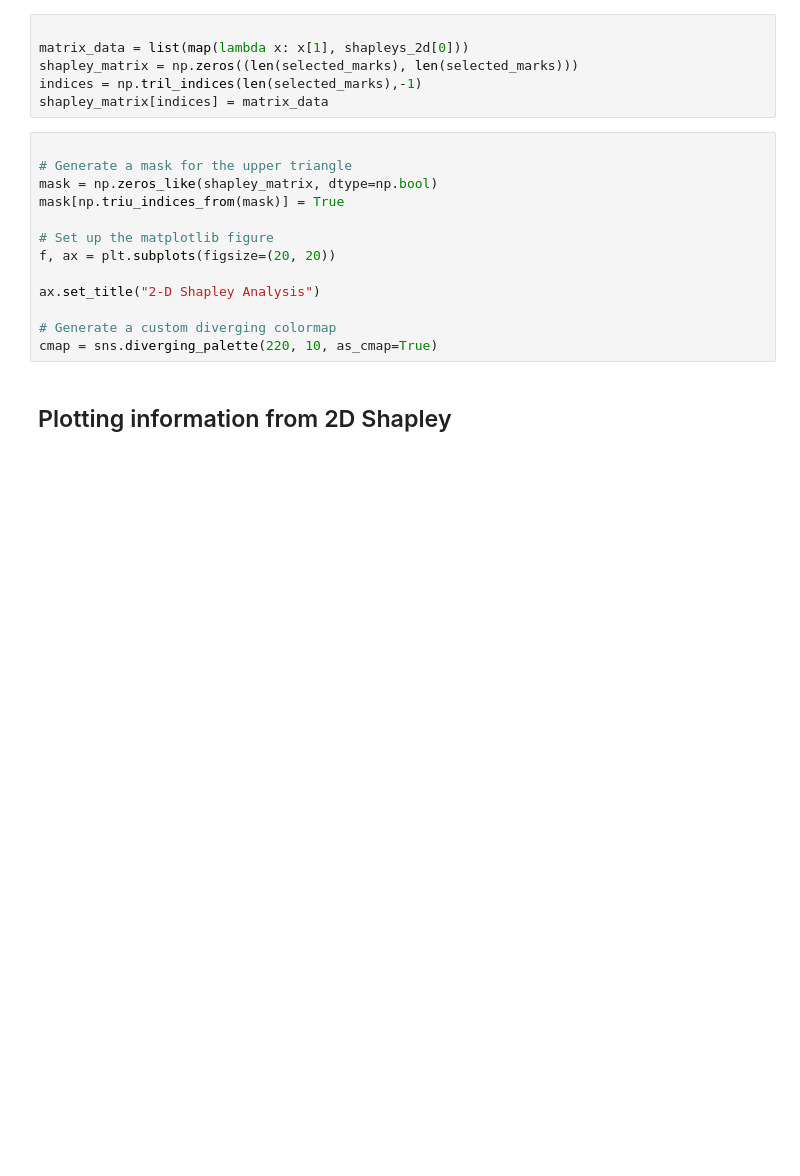
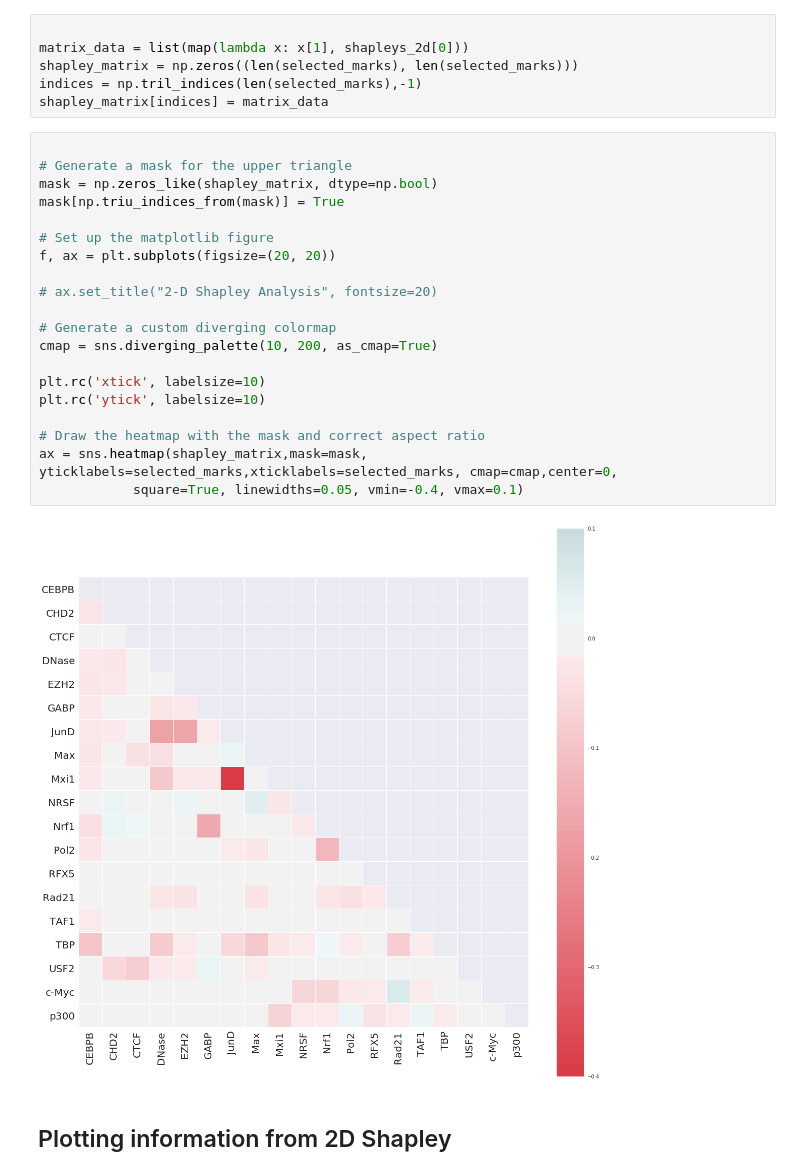
Before and after one commit to alexyku/tfti, a Jupyter notebook: docs/ShapleyAnalysis.ipynb, the cells around one changed output. Saved outputs shown, nothing was run; the diff lists cells and outputs as text; blank space fills up the shorter version.

Commit message:
updated Shapley

```diff
--- a/docs/ShapleyAnalysis.ipynb
+++ b/docs/ShapleyAnalysis.ipynb
@@ -233,16 +337,25 @@ shapley_matrix[indices] = matrix_data
 # %%
 
 # Generate a mask for the upper triangle
 mask = np.zeros_like(shapley_matrix, dtype=np.bool)
 mask[np.triu_indices_from(mask)] = True
 
 # Set up the matplotlib figure
 f, ax = plt.subplots(figsize=(20, 20))
 
-ax.set_title("2-D Shapley Analysis")
+# ax.set_title("2-D Shapley Analysis", fontsize=20)
 
 # Generate a custom diverging colormap
-cmap = sns.diverging_palette(220, 10, as_cmap=True)
+cmap = sns.diverging_palette(10, 200, as_cmap=True)
+
+plt.rc('xtick', labelsize=10)
+plt.rc('ytick', labelsize=10)
+
+# Draw the heatmap with the mask and correct aspect ratio
+ax = sns.heatmap(shapley_matrix,mask=mask, yticklabels=selected_marks,xticklabels=selected_marks, cmap=cmap,center=0,
+            square=True, linewidths=0.05, vmin=-0.4, vmax=0.1)
+# %% [output]
+[figure, added]
 # %% [markdown]
 ## Plotting information from 2D Shapley
 # %%
```
Also changed, not shown: parts of 13 cells of this notebook.
